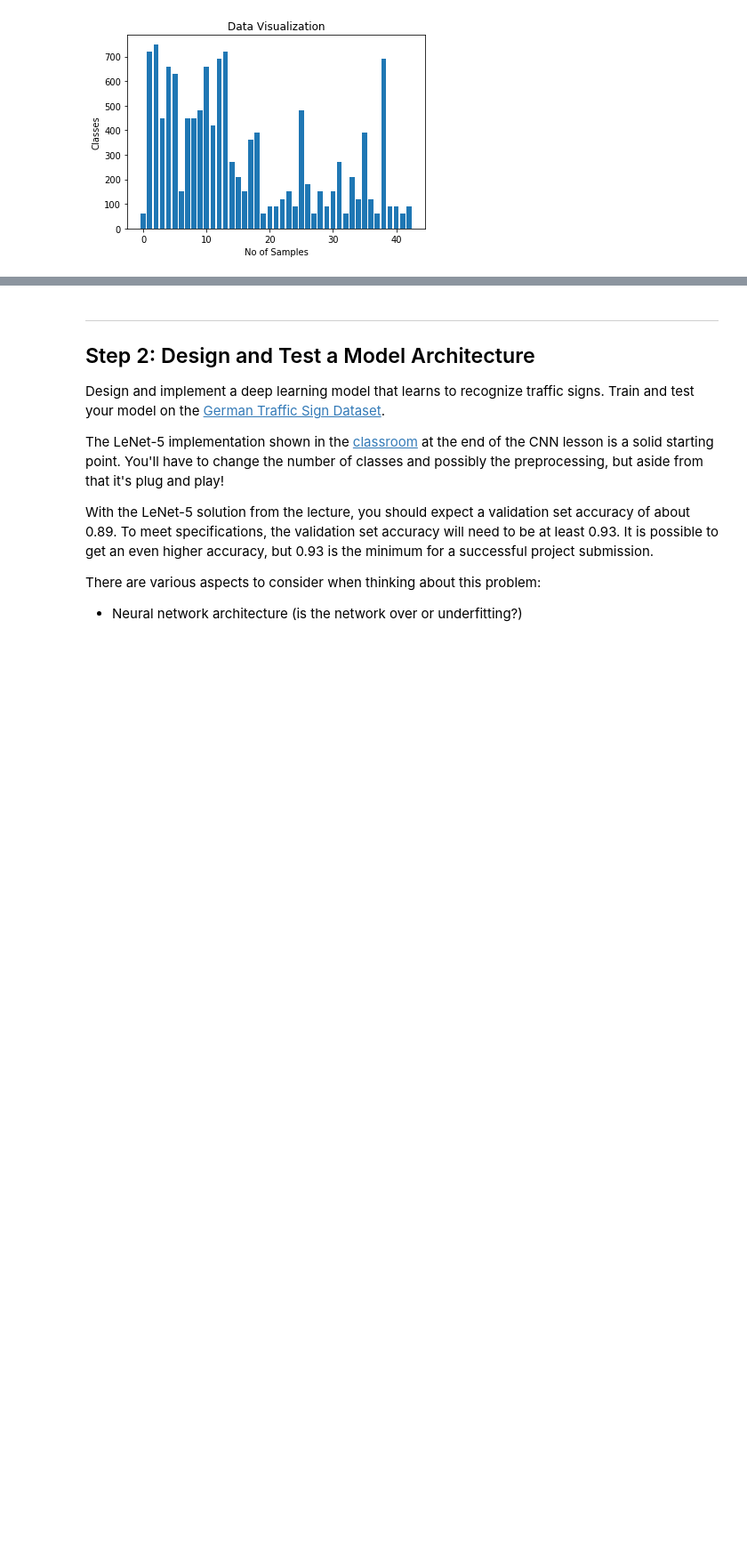
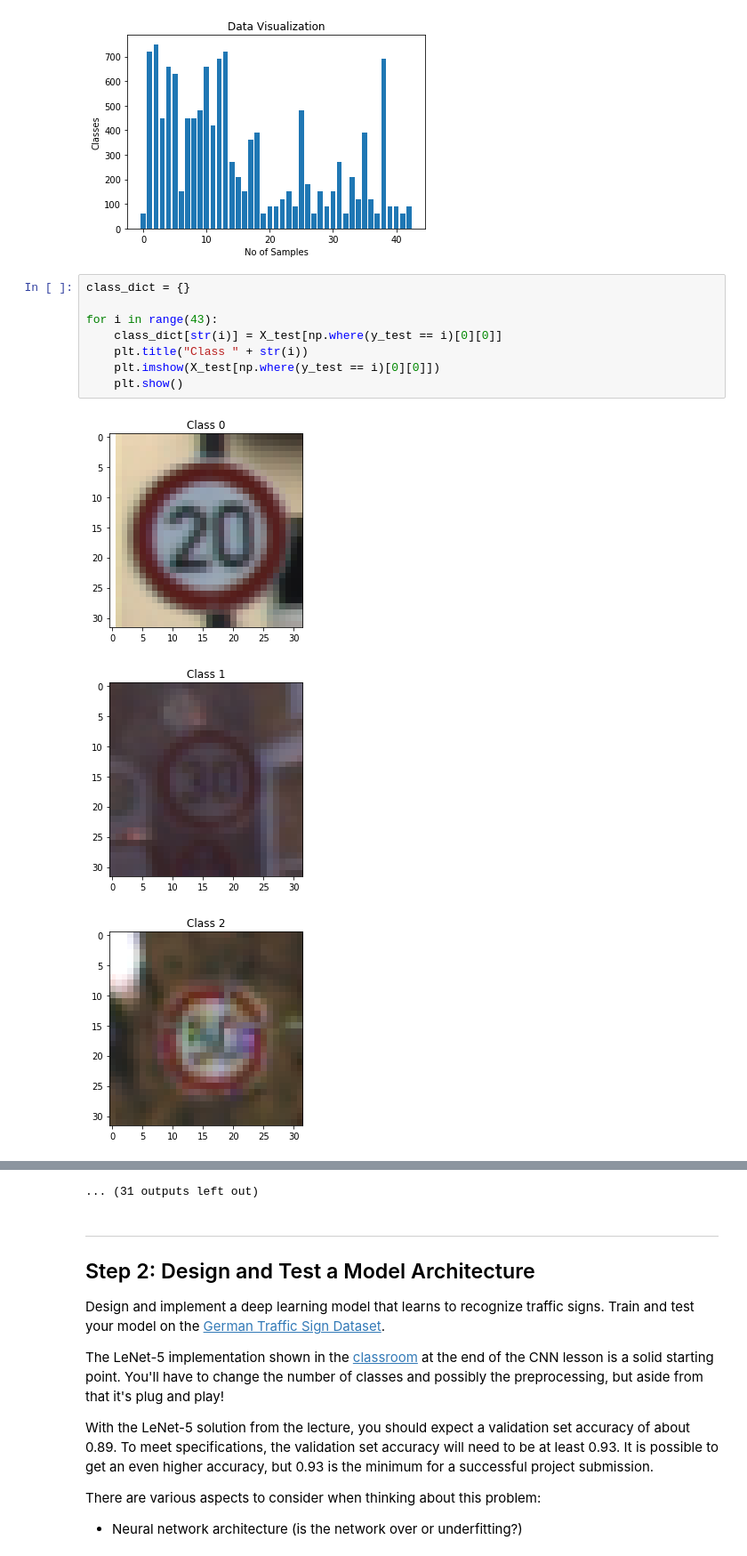
Before and after one commit to sebkaster/CarND-Traffic-Sign-Classifier-Project, a Jupyter notebook: Traffic_Sign_Classifier.ipynb, the cells around one changed output, grey strips where cells are left out. Shown at 89% size. Cells and saved outputs as stored; diff of their text form; blank space fills up the shorter version.

```diff
--- a/Traffic_Sign_Classifier.ipynb
+++ b/Traffic_Sign_Classifier.ipynb
@@ -124,3 +125,15 @@ plt.title('Data Visualization')
 plt.show()
 # %% [output]
 [figure]
+# %%
+class_dict = {}
+
+for i in range(43):
+    class_dict[str(i)] = X_test[np.where(y_test == i)[0][0]]
+    plt.title("Class " + str(i))
+    plt.imshow(X_test[np.where(y_test == i)[0][0]])
+    plt.show()
+# %% [output]
+[figure, added]
+[figure, added]
+[figure, added]
@@ -127,3 +149,4 @@ plt.show()
+... (31 outputs left out)
 # %% [markdown]
 ----
 
```
Also changed, not shown: parts of 29 cells of this notebook, 9 other files.
